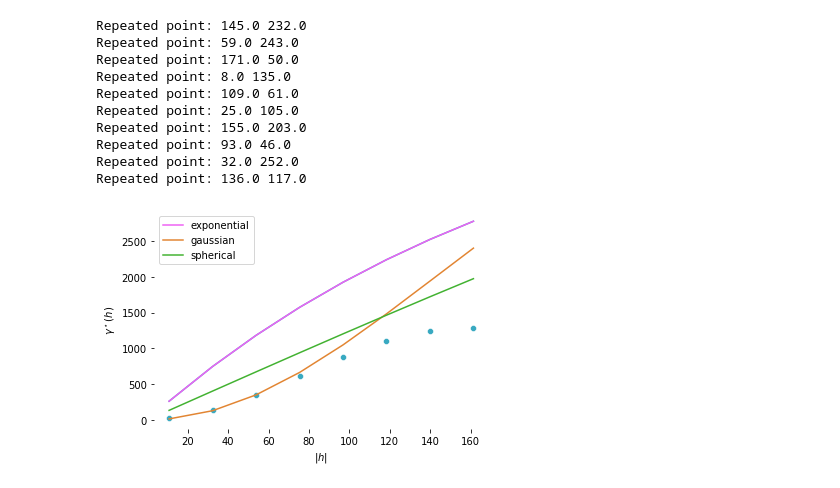
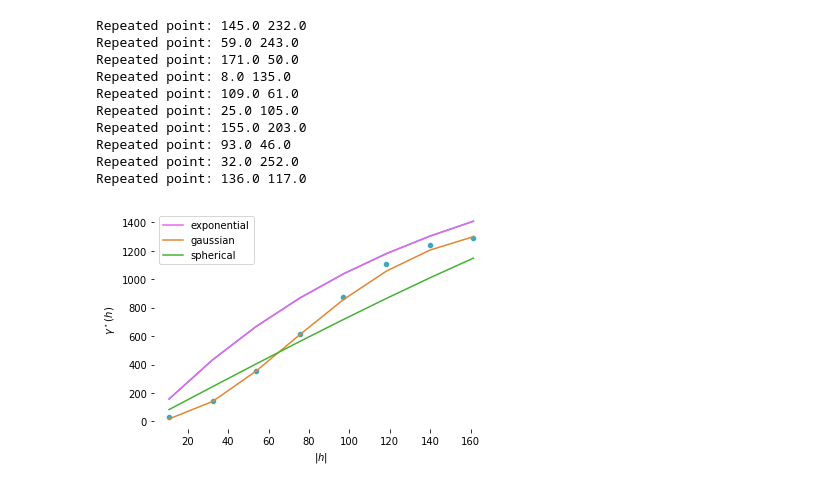
Before and after one commit to LouiseMerle/GEO1015_hw01, a Jupyter notebook: hw/01/variogram.ipynb, the cells around one changed output. Saved outputs shown, nothing was run; the diff lists cells and outputs as text; code cells hidden in the pictures.

```diff
--- a/hw/01/variogram.ipynb
+++ b/hw/01/variogram.ipynb
@@ -84,14 +84,14 @@ theoretical_variogram_spherical = []
 exponential_style = []
 gaussian_style = []
 spherical_style = []
-sill_exponential = 5000
-sill_gaussian = 5000
-sill_spherical = 5000
-range_exponential = 600
-range_gaussian = 400
-range_spherical = 600
+sill_exponential = 2000
+sill_gaussian = 1400
+sill_spherical = 2000
+range_exponential = 400
+range_gaussian = 300
+range_spherical = 400
 nugget_exponential = 3
-nugget_gaussian = 4
+nugget_gaussian = 2
 nugget_spherical = 3
 for bin in experimental_variogram_bins:
 	theoretical_variogram_exponential.append(nugget_exponential+sill_exponential*(1.0 - math.exp(-3.0*bin/range_exponential)))
@@ -102,31 +102,31 @@ for bin in experimental_variogram_bins:
 	if bin <= range_spherical:
 		theoretical_variogram_spherical.append(nugget_spherical+sill_spherical*(((3.0*bin)/(2.0*range_spherical))-((bin*bin*bin)/(2.0*range_spherical*range_spherical*range_spherical))))
 	else:
 		theoretical_variogram_spherical.append(nugget_spherical+sill_spherical)
 
 plt.figure(3)
 sns.set_palette(sns.husl_palette(4, h=0.6))
 sns.scatterplot(x=experimental_variogram_bins, y=experimental_variogram_average)
 sns.lineplot(x=experimental_variogram_bins, y=theoretical_variogram_exponential)
 sns.set_palette(sns.husl_palette(4, h=0.85))
 sns.lineplot(x=experimental_variogram_bins, y=theoretical_variogram_exponential, hue=exponential_style)
 sns.set_palette(sns.husl_palette(4, h=0.1))
 sns.lineplot(x=experimental_variogram_bins, y=theoretical_variogram_gaussian, hue=gaussian_style)
 sns.set_palette(sns.husl_palette(4, h=0.35))
 sns.lineplot(x=experimental_variogram_bins, y=theoretical_variogram_spherical, hue=spherical_style)
 sns.despine(left=True,bottom=True)
 plt.xlabel('$|h|$')
 plt.ylabel('$\gamma^\star(h)$')
 plt.show()
 # %% [output]
 Repeated point: 145.0 232.0
 Repeated point: 59.0 243.0
 Repeated point: 171.0 50.0
 Repeated point: 8.0 135.0
 Repeated point: 109.0 61.0
 Repeated point: 25.0 105.0
 Repeated point: 155.0 203.0
 Repeated point: 93.0 46.0
 Repeated point: 32.0 252.0
 Repeated point: 136.0 117.0
-[figure, old version]
+[figure, new version]
```
Also changed, not shown: 1 other file.
